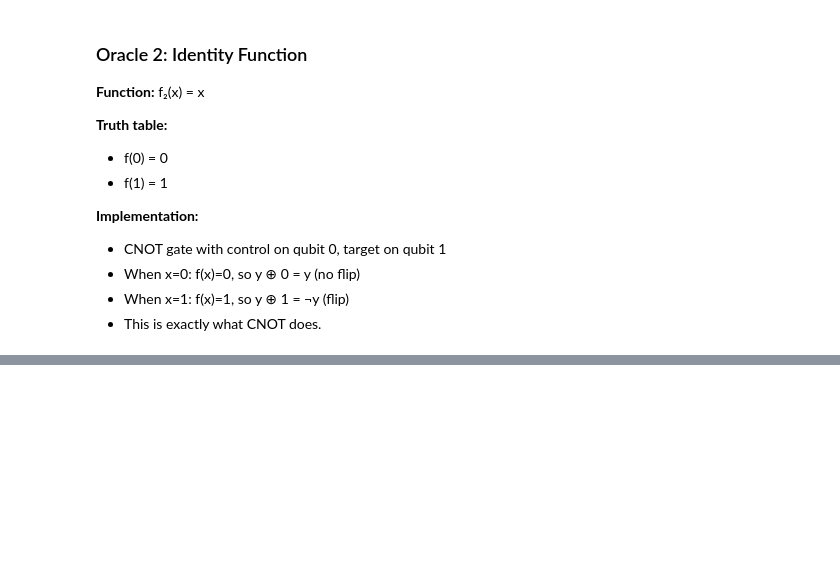
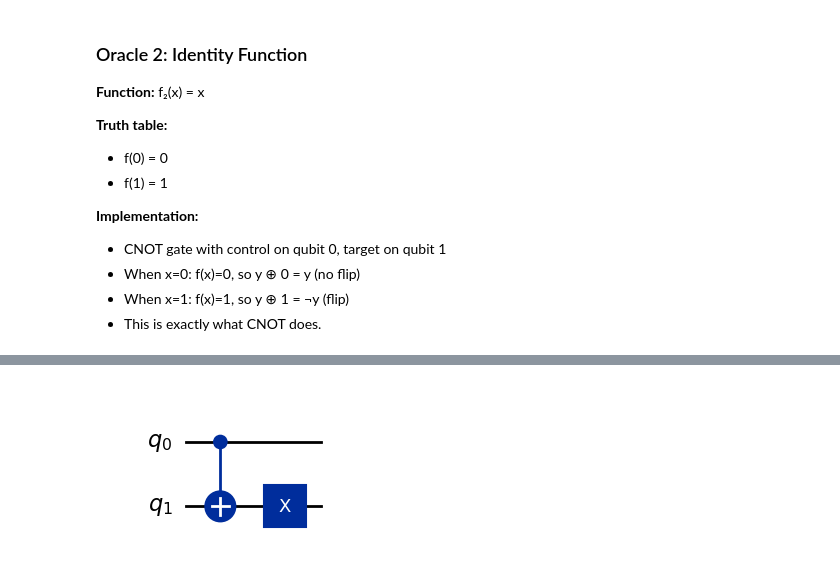
Before and after one commit to HasanMurtez/emerging-technologies, a Jupyter notebook: problems.ipynb, the cells around one changed output, grey strips where cells are left out. Cells and saved outputs as stored; diff of their text form; code cells hidden in the pictures; blank space fills up the shorter version.

Commit message:
Add Oracle 3 and 4

```diff
--- a/problems.ipynb
+++ b/problems.ipynb
@@ -578,0 +682,12 @@ oracle_f2.draw('mpl')
+# %%
+# Oracle for f₃(x) = ¬x (negation)
+oracle_f3 = QuantumCircuit(2, name='f₃')
+
+# CNOT then X
+oracle_f3.cx(0, 1)
+oracle_f3.x(1)
+
+# Visualize
+oracle_f3.draw('mpl')
+# %% [output]
+[figure, added]
```
Also changed, not shown: parts of 15 cells of this notebook.
